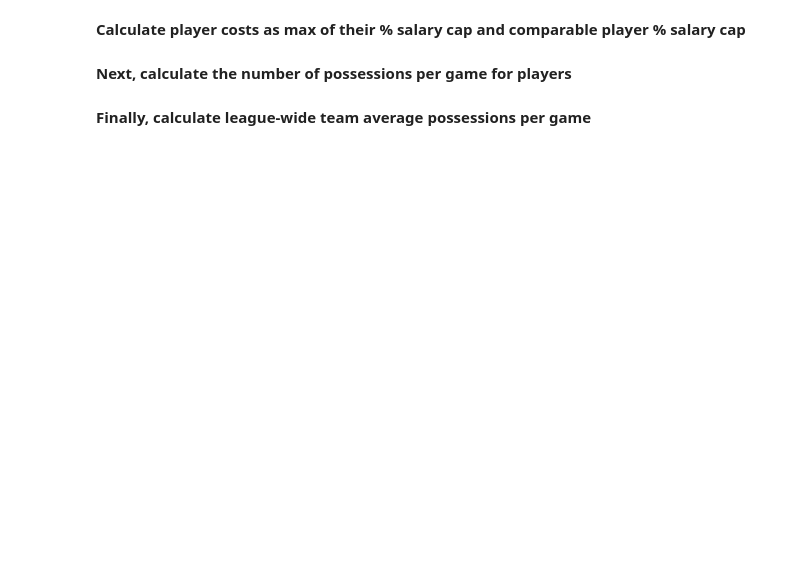
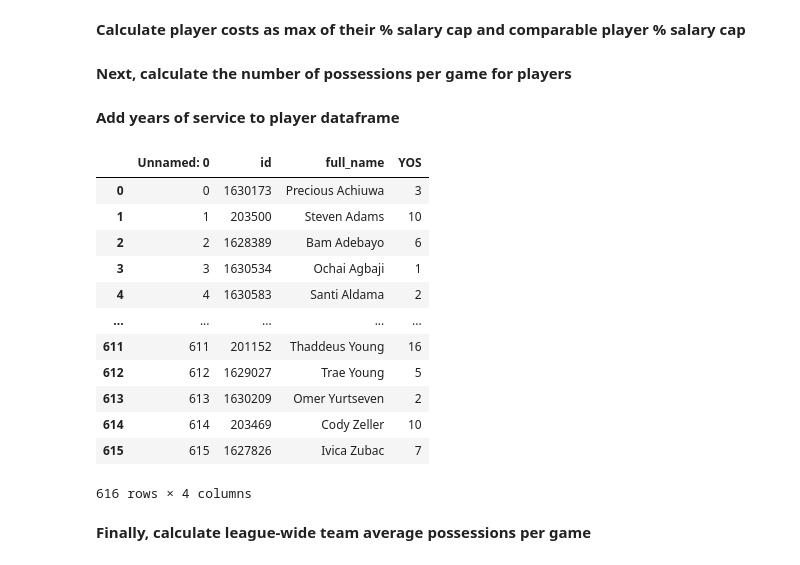
Before and after one commit to nehal-chigurupati/RosterConstruction, a Jupyter notebook: main.ipynb, the cells around one changed output. Drawn from its saved outputs; the diff is of its cells as text; code cells hidden in the pictures; blank space fills up the shorter version.

```diff
--- a/main.ipynb
+++ b/main.ipynb
@@ -121,3 +127,5 @@ def add_np(player_df):
 
   player_df["np"] = np
   return player_df
+# %% [markdown]
+**Add years of service to player dataframe**
@@ -123,0 +134,16 @@ def add_np(player_df):
+# %%
+yos
+# %% [output]
+|  | Unnamed: 0 | id | full_name | YOS |
+| 0 | 0 | 1630173 | Precious Achiuwa | 3 |
+| 1 | 1 | 203500 | Steven Adams | 10 |
+| 2 | 2 | 1628389 | Bam Adebayo | 6 |
+| 3 | 3 | 1630534 | Ochai Agbaji | 1 |
+| 4 | 4 | 1630583 | Santi Aldama | 2 |
+| ... | ... | ... | ... | ... |
+| 611 | 611 | 201152 | Thaddeus Young | 16 |
+| 612 | 612 | 1629027 | Trae Young | 5 |
+| 613 | 613 | 1630209 | Omer Yurtseven | 2 |
+| 614 | 614 | 203469 | Cody Zeller | 10 |
+| 615 | 615 | 1627826 | Ivica Zubac | 7 |
+616 rows × 4 columns
```
Also changed, not shown: parts of 19 cells of this notebook, 5 other files.
